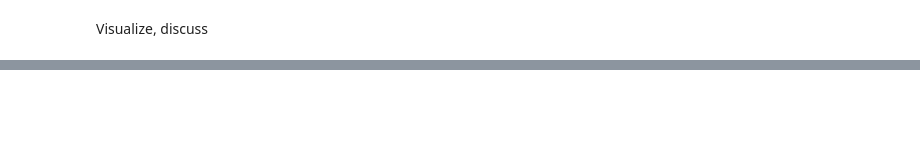
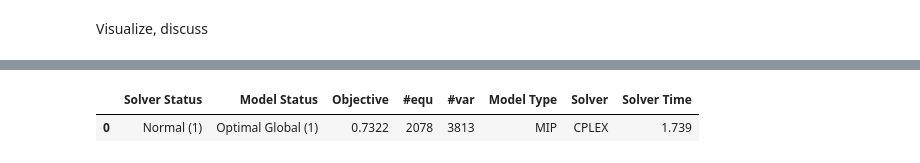
Before and after one commit to soCromp/apartment-optimization, a Jupyter notebook: apartments.ipynb, the cells around one changed output, grey strips where cells are left out. Drawn from its saved outputs; the diff is of its cells as text; code cells hidden in the pictures; blank space fills up the shorter version.

```diff
--- a/apartments.ipynb
+++ b/apartments.ipynb
@@ -448,0 +534,31 @@ Save       /Users/snc/Documents/skola/optimization/proj/apartment-optimization/_
+# %%
+%%gams
+set t week days /1*7/;
+
+parameter regtim(r) "the registration time of each resident r";
+
+regtim(r) = ceil(uniform(0,7));
+
+parameter quitprob(t) "the probability of quitting on the t-th days after registration"
+/1 0.05
+ 2 0.05
+ 3 0.7
+ 4 0.9
+ 5 0.12
+ 6 0.15
+ 7 0.18/;
+
+equation calcErdis(r,t) "calculate the expected dissatisfication of resident r";
+
+calcErdis(r,t) $ (ord(t)=regtim(r))..
+rdis(r) =e= (1-quitprob(t))*sum(a, b(r,a) * (rank(r, 'nbed')*abs_diff(r,a,'nbed') + rank(r, 'nbath')*abs_diff(r,a,'nbath') + rank(r, 'budget')*abs_diff(r,a,'budget')))
+        + (1-quitprob(t))*sum(a, b(r,a) * rank(r,'com_t')*abs_diff_cmt(r,a));
+* second line is Expected dissatisfaction with commute, first line is expected dissatisfaction with everything else
+
+model stotra_model /obj, calcavgdis, calcmaxdis, calcErdis, findbetter, findworse, calcIsntmax,
+                calcIsmax, mostdissed, disaon_lolim1, disaon_lolim2, disaon_hilim, bound_1,
+                bound_2, bound_3/;
+solve stotra_model using mip min cdis;
+# %% [output]
+|  | Solver Status | Model Status | Objective | #equ | #var | Model Type | Solver | Solver Time |
+| 0 | Normal (1) | Optimal Global (1) | 0.7322 | 2078 | 3813 | MIP | CPLEX | 1.739 |
```
Also changed, not shown: parts of 14 cells of this notebook.
